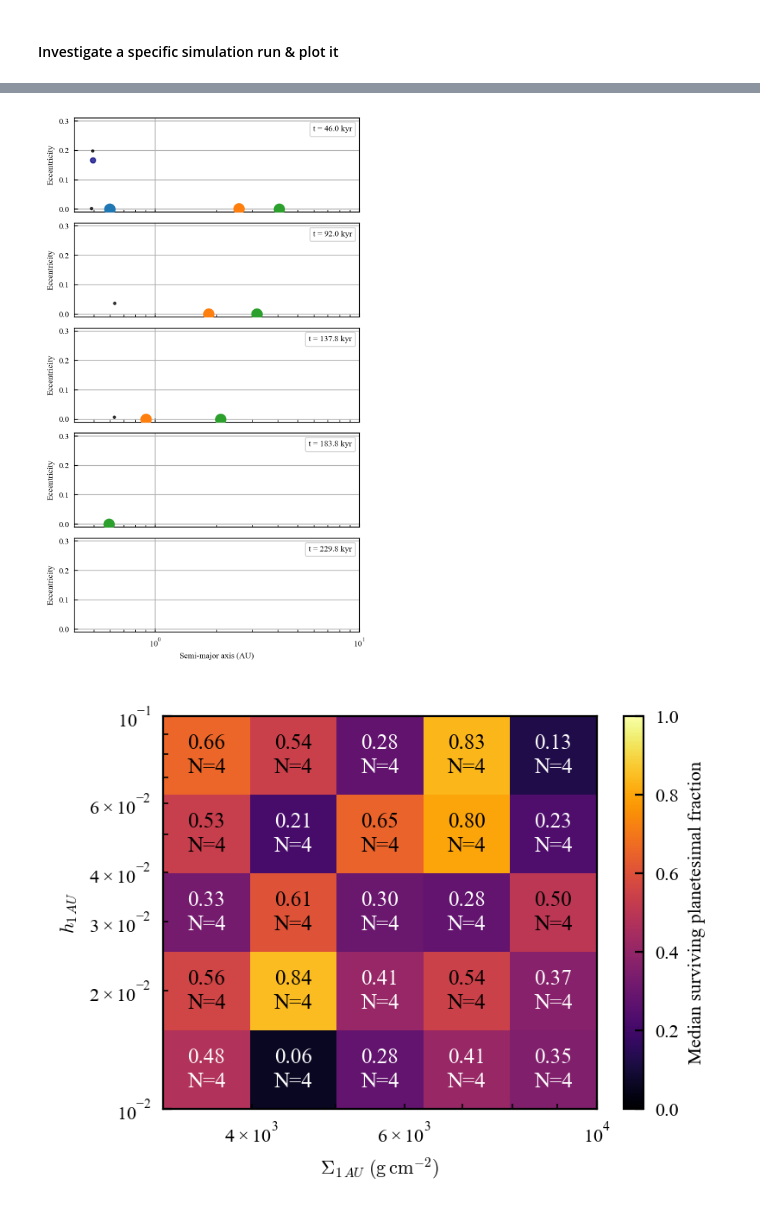
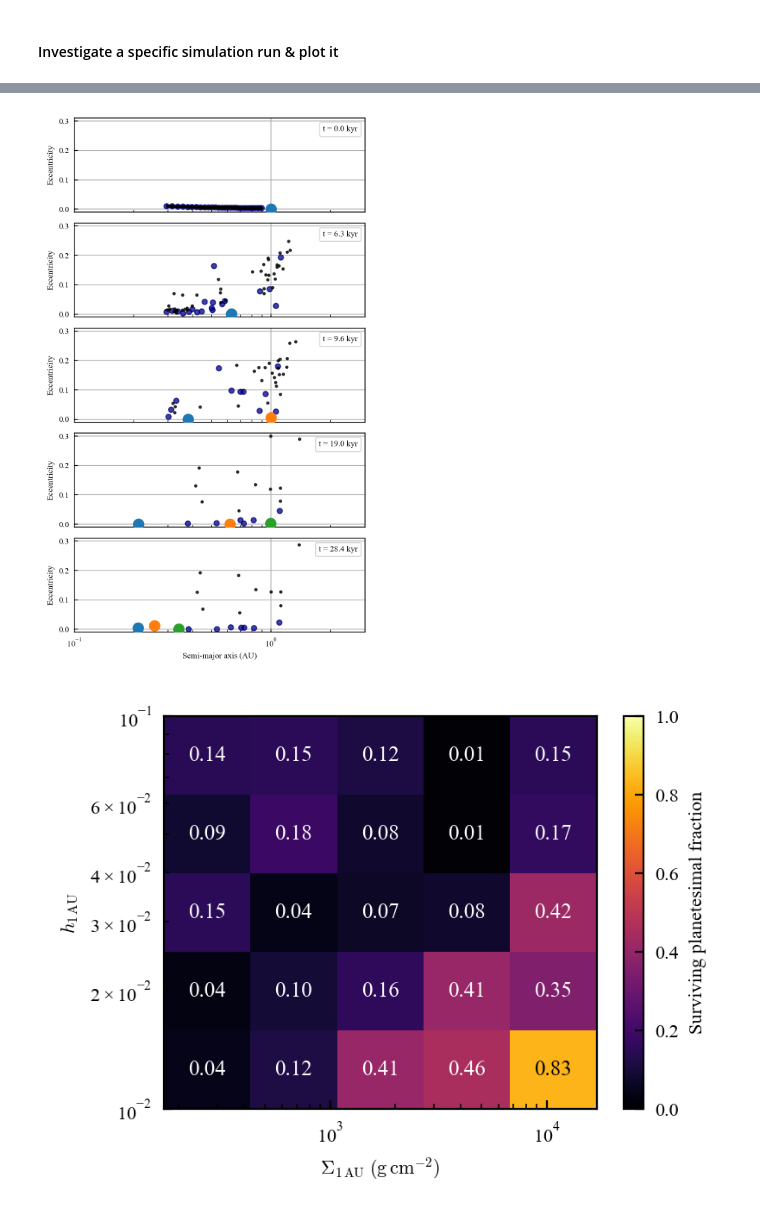
Before and after one commit to dchen10Git/uh-ifa-reu-2026, a Jupyter notebook: pilot.ipynb, the cells around one changed output, grey strips where cells are left out. Drawn from its saved outputs; the diff is of its cells as text; code cells hidden in the pictures.

```diff
--- a/pilot.ipynb
+++ b/pilot.ipynb
@@ -246,6 +228,6 @@ Sigma_1au: 1000, h_1au: 0.03
 # %%
-def summarize_accretion(metadata, latex=False):
-    """Display collision log, particle fates, and accretion statistics.
+def get_accretion_dfs(metadata, latex=False):
+    """Obtain and/or display collision log, particle fates, and accretion statistics.
     Metadata should typically come from saved_sim[1].
     If latex is True, will produce LaTeX table with top 10 accreters.
     """
@@ -349,7 +331,7 @@ def summarize_accretion(metadata, latex=False):
 
     return collision_df, fate_df, accretion_df
 
-collision_df, fate_df, accretion_df = summarize_accretion(saved_sim[1])
+collision_df, fate_df, accretion_df = get_accretion_dfs(metadata)
 # %%
 def summarize_accretion(collision_df, percent=True):
     """Summarizes accretion information.
@@ -394,7 +376,7 @@ def summarize_accretion(collision_df, percent=True):
 
         rows.append({
             "particle": particle,
-            "accreted_particles": accreted,
+            # "accreted_particles": accreted,
             "n_ems": n_embryos,
             "n_ptsmls": n_ptsmls,
             "embryo %": n_embryos / num_em,
@@ -417,7 +399,7 @@ def summarize_accretion(collision_df, percent=True):
     n_alive_ptsmls = num_ptsml - alive_accretion_df["n_ptsmls"].sum()
 
     alive_accretion_df.loc["Other"] = {
-        "accreted_particles": [],
+        # "accreted_particles": [],
         "n_ems": n_alive_ems,
         "n_ptsmls": n_alive_ptsmls,
         "embryo %": n_alive_ems / num_em,
@@ -431,5 +413,6 @@ def summarize_accretion(collision_df, percent=True):
 
     return alive_accretion_df
 
-summarize_accretion(collision_df)
+summary = summarize_accretion(collision_df)
+summary
 # %% [output]
@@ -502,7 +513,7 @@ def plot_ae_snapshot(saved_sim, *snapshot_times):
             ax.set_xlabel("Semi-major axis (AU)")
         ax.set_ylabel("Eccentricity")
         ax.set_ylim(-0.01, 0.31)
-        ax.set_xlim(0.4, 10)
+        ax.set_xlim(0.1, 3)
         ax.set_xscale('log')
         ax.grid(True)
         ax.set_axisbelow(True)
@@ -517,30 +528,29 @@ def plot_ae_snapshot(saved_sim, *snapshot_times):
     # plt.savefig("disk_snapshots.svg", bbox_inches="tight")
 
 end = saved_sim[0]['planet b']['time'].iloc[-1]
-plot_ae_snapshot(saved_sim, end/5, 2*end/5, 3*end/5, 4*end/5, end)
+plot_ae_snapshot(saved_sim, 0, end/6, end/4+100, end/2+100, 3*end/4)
 # %% [output]
-[figure, old version]
+[figure, new version]
 # %%
 # FAKE DATA
 rng = np.random.default_rng()
 
-sigma_vals = np.logspace(3.5, 4, num=10)
-h_vals = np.logspace(-2, -1, num=10)
-
 rows = []
 
-for h in h_vals:
-    for sigma in sigma_vals:
-        rows.append({
-            "Sigma_1au": sigma,
-            "h": h,
-            "frac ptsml": rng.uniform(0, 1)
-        })
+for i in range(25):
+    Sigma_1au = 1700 * np.tile(np.logspace(-1, 1, num=5), 5)[i] # Each row is the same
+    h_1au = np.repeat(np.logspace(-2, -1, num=5), 5)[i] # Each column is the same
+
+    rows.append({
+        "Sigma_1au": Sigma_1au,
+        "h": h_1au,
+        "frac ptsml": surv_fracs[i]/100
+    })
 
 df = pd.DataFrame(rows)
 # %%
 def plot_param_study(n_sigma_bins, n_h_bins):
-    sigma_edges = np.logspace(3.5, 4.0, n_sigma_bins + 1)
+    sigma_edges = 1700*np.logspace(-1, 1, n_sigma_bins + 1)
     h_edges = np.logspace(-2, -1, n_h_bins + 1)
 
     # Median surviving fraction
@@ -573,38 +583,38 @@ def plot_param_study(n_sigma_bins, n_h_bins):
         vmax=1,
         shading="flat"
     )
 
     # Log axes
     ax.set_xscale("log")
     ax.set_yscale("log")
 
-    ax.set_xlabel(r"$\Sigma_{1\,AU}\;(\mathrm{g\,cm^{-2}})$")
-    ax.set_ylabel(r"$h_{1\,AU}$")
+    ax.set_xlabel(r"$\Sigma_{1\,\rm AU}\;(\mathrm{g\,cm^{-2}})$")
+    ax.set_ylabel(r"$h_{1\,\rm AU}$")
 
     # Cell labels
     for i in range(len(sigma_edges)-1):
         for j in range(len(h_edges)-1):
 
             value = median_grid[i, j]
             count = int(count_grid[i, j])
 
             if count == 0:
                 continue
 
             x = np.sqrt(sigma_edges[i] * sigma_edges[i+1])
             y = np.sqrt(h_edges[j] * h_edges[j+1])
 
-            ax.text(x, y, f"{value:.2f}\nN={count}", ha="center", va="center", fontsize=9, color="white" if value < 0.5 else "black")
+            ax.text(x, y, f"{value:.2f}", ha="center", va="center", fontsize=9, color="white" if value < 0.5 else "black")
 
     cbar = fig.colorbar(mesh)
-    cbar.set_label("Median surviving planetesimal fraction")
+    cbar.set_label("Surviving planetesimal fraction")
 
     plt.tight_layout()
     plt.show()
 
 plot_param_study(5, 5)
 # %% [output]
-[figure, old version]
+[figure, new version]
 # %%
 def plot_taus(sim_data, num_pl, num_em, num_ptsml, t_units='kyr'):
     '''
```
Also changed, not shown: parts of 5 cells of this notebook, 2 other files.
